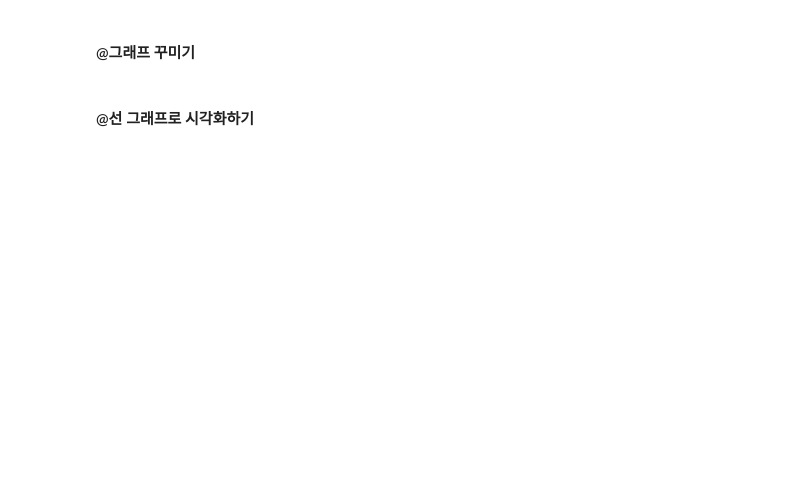
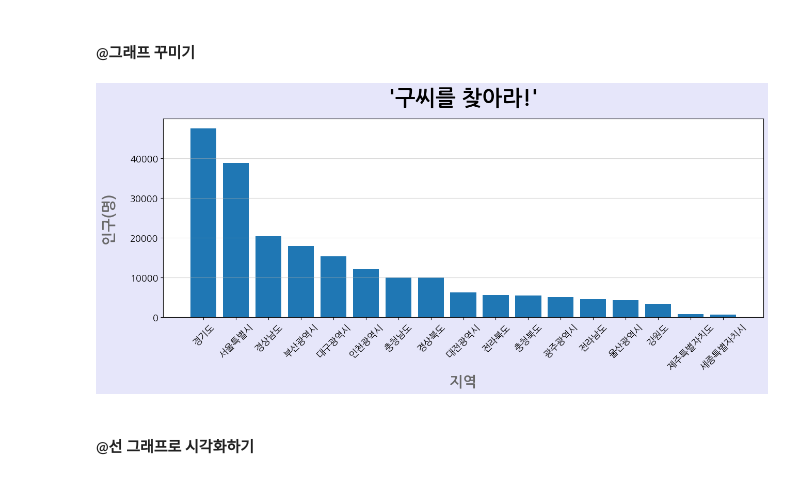
Before and after one commit to y109240/dataAnalysis, a Jupyter notebook: 데이터분석_공공데이터_구씨를찾아라.ipynb, the cells around one changed output. Saved outputs shown, nothing was run; the diff lists cells and outputs as text; code cells hidden in the pictures; blank space fills up the shorter version.

```diff
--- a/데이터분석_공공데이터_구씨를찾아라.ipynb
+++ b/데이터분석_공공데이터_구씨를찾아라.ipynb
@@ -315,23 +400,24 @@ y =     # 인구수
 # %%
 import matplotlib.pyplot as plt
 
-# 1.그래프 데이터 지정하기(X축, Y축)
-x =     # 지역
-y =     # 인구수
+# 1. 그래프 데이터 지정하기 (x축, y축)
+x = df_goo_group.index # 지역
+y = df_goo_group.인구   # 인구수
 
-# 2.그래프 그리기
-plt.figure(figsize = (15, 5), facecolor = 'lavender') # 그래프 크기와 색상
-        # 막대 그래프 그리기
+# 2. 막대그래프 그리기
+plt.figure(figsize=(15,5), facecolor='lavender') # 그래프 크기와 색상
+plt.bar(x, y)
 
 # 3. 그래프 꾸미기
-plt.title('"구씨를 찾아라"', pad = 20,                # 그래프 제목
-          fontdict = {'size':30, 'color':'black', 'weight':'bold'})
-plt.xlabel('지역', fontdict = {'size': 20, 'color': 'dimgray', 'weight': 'bold'})
-plt.ylabel('인구(명)', fontdict = {'size': 20, 'color': 'dimgray', 'weight': 'bold'}, labelpad = 20)
-plt.xticks(rotation = 45)                   # X축 레이블 회전
-plt.grid(True, axis = 'y', alpha = 0.5)     # 그래프에 그리드 표현하기
-
-plt.show() # 그래프 그리기
+plt.title("'구씨를 찾아라!'", pad=20,
+          fontdict={'size':30, 'color':'black', 'weight':'bold'})
+plt.xlabel('지역', fontdict={'size':20, 'color':'dimgray', 'weight':'bold'})
+plt.ylabel('인구(명)', fontdict={'size':20, 'color':'dimgray', 'weight':'bold'}, labelpad=20)
+plt.xticks(rotation = 45)
+plt.grid(True, axis='y', alpha=0.5)
+plt.show()
+# %% [output]
+[figure, added]
 # %% [markdown]
 #### @선 그래프로 시각화하기
 # %%
```
Also changed, not shown: parts of 16 cells of this notebook.
